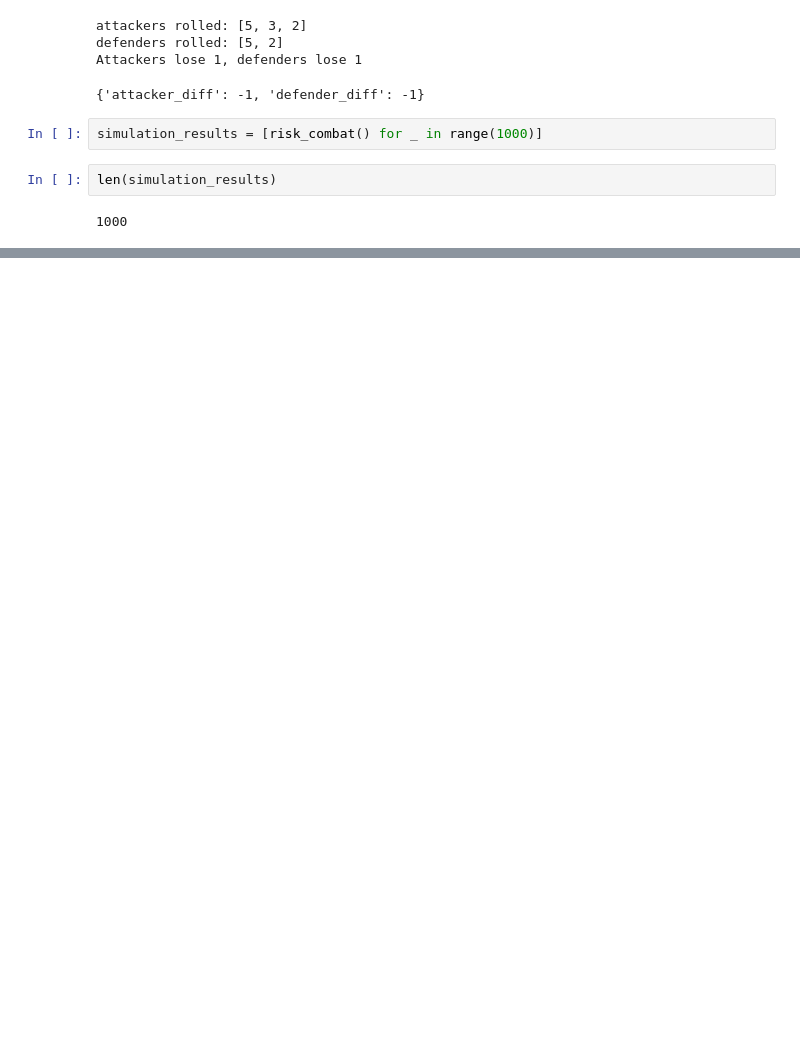
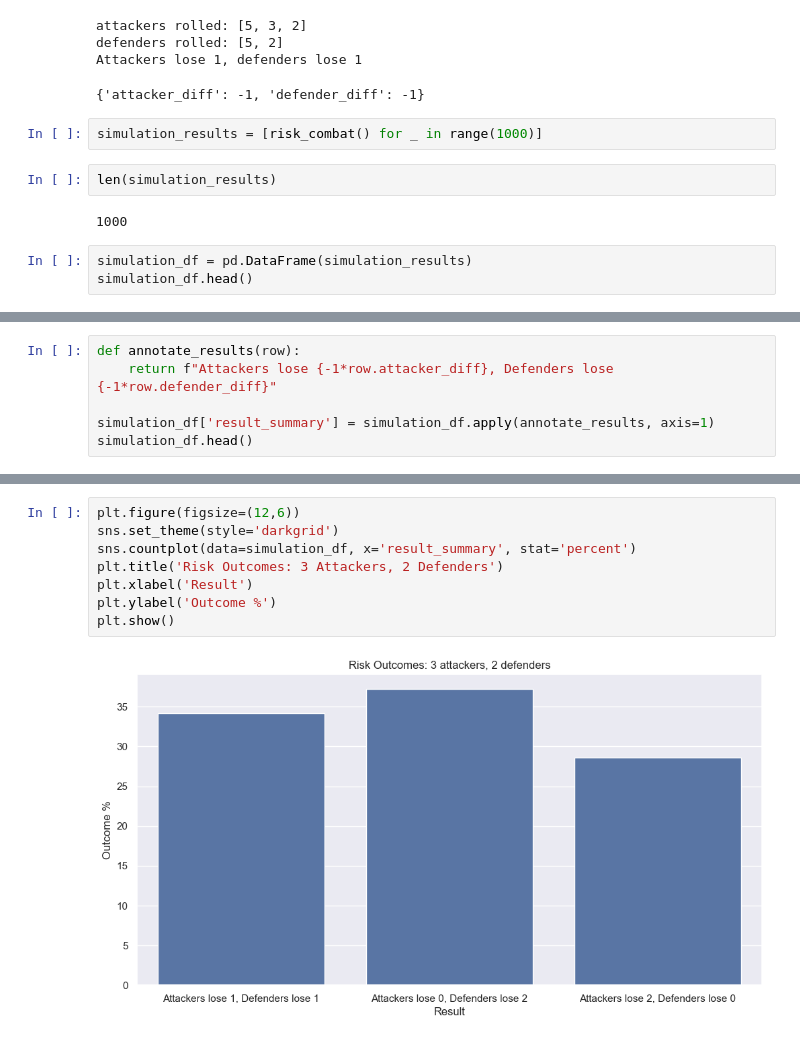
Before and after one commit to Cking313/programming_for_data_analytics, a Jupyter notebook: assignments/assignment5-risk.ipynb, the cells around one changed output, grey strips where cells are left out. Drawn from its saved outputs; the diff is of its cells as text; blank space fills up the shorter version.

Commit message:
Graphs and commentary on risk assignment

```diff
--- a/assignments/assignment5-risk.ipynb
+++ b/assignments/assignment5-risk.ipynb
@@ -45,3 +52,6 @@ simulation_results = [risk_combat() for _ in range(1000)]
 len(simulation_results)
 # %% [output]
 1000
+# %%
+simulation_df = pd.DataFrame(simulation_results)
+simulation_df.head()
@@ -47,0 +65,6 @@ len(simulation_results)
+# %%
+def annotate_results(row):
+    return f"Attackers lose {-1*row.attacker_diff}, Defenders lose {-1*row.defender_diff}"
+
+simulation_df['result_summary'] = simulation_df.apply(annotate_results, axis=1)
+simulation_df.head()
@@ -47,0 +78,10 @@ len(simulation_results)
+# %%
+plt.figure(figsize=(12,6))
+sns.set_theme(style='darkgrid')
+sns.countplot(data=simulation_df, x='result_summary', stat='percent')
+plt.title('Risk Outcomes: 3 Attackers, 2 Defenders')
+plt.xlabel('Result')
+plt.ylabel('Outcome %')
+plt.show()
+# %% [output]
+[figure, added]
```
Also changed, not shown: parts of 15 cells of this notebook.
